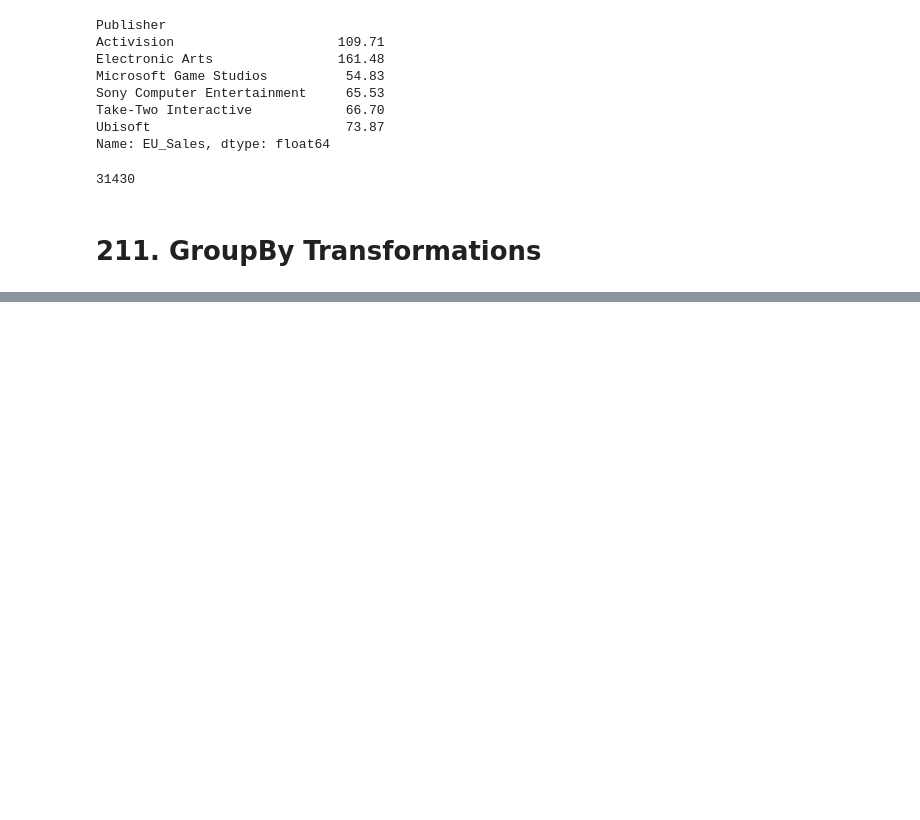
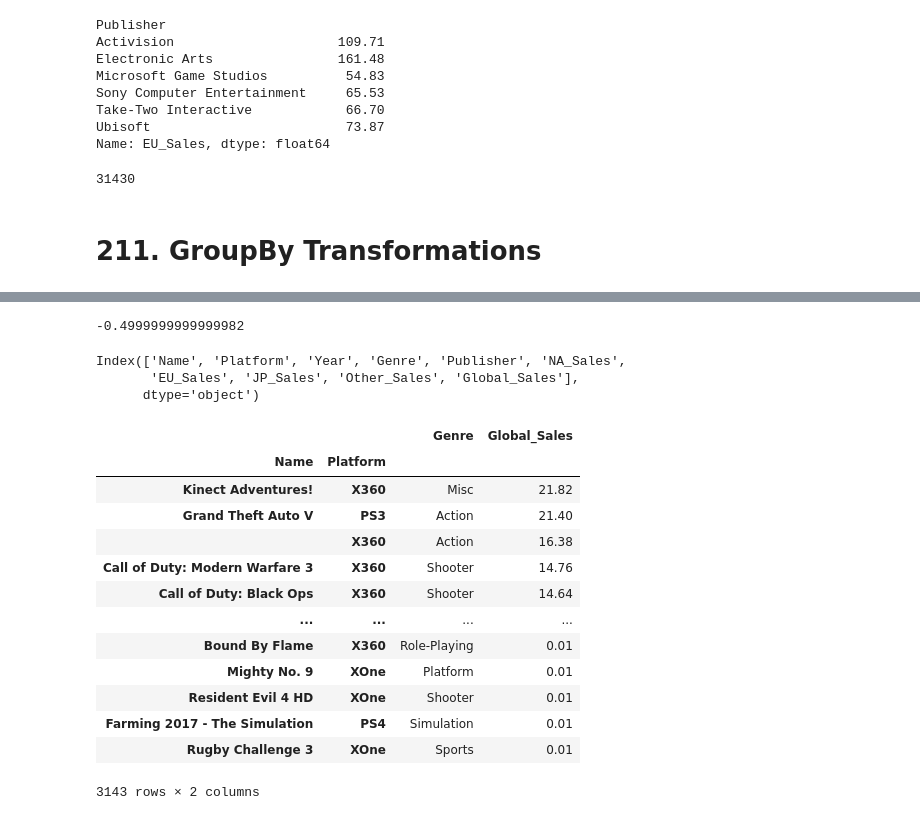
Before and after one commit to TomaszBury/The-ultimate-pandas-bootcamp-advanced-python-data-analysis, a Jupyter notebook: section_08/groupby_and_aggregates.ipynb, the cells around one changed output, grey strips where cells are left out. Saved outputs shown, nothing was run; the diff lists cells and outputs as text; code cells hidden in the pictures; blank space fills up the shorter version.

```diff
--- a/section_08/groupby_and_aggregates.ipynb
+++ b/section_08/groupby_and_aggregates.ipynb
@@ -1403,0 +1425,8 @@ games.size
+# %%
+game_sale = 5
+game_genre_avg = 5.05
+game_genre_std = 0.1
+
+(game_sale - game_genre_avg) / game_genre_std
+# %% [output]
+-0.4999999999999982
@@ -1403,0 +1437,26 @@ games.size
+# %%
+games.columns
+# %% [output]
+Index(['Name', 'Platform', 'Year', 'Genre', 'Publisher', 'NA_Sales',
+       'EU_Sales', 'JP_Sales', 'Other_Sales', 'Global_Sales'],
+      dtype='object')
+# %%
+revative = ['Name', 'Genre','Platform','Global_Sales']
+games_relative = games.loc[:,revative]
+# %%
+games_relative.set_index(['Name','Platform'])
+# %% [output]
+|  |  | Genre | Global_Sales |
+| Name | Platform |  |  |
+| Kinect Adventures! | X360 | Misc | 21.82 |
+| Grand Theft Auto V | PS3 | Action | 21.40 |
+|  | X360 | Action | 16.38 |
+| Call of Duty: Modern Warfare 3 | X360 | Shooter | 14.76 |
+| Call of Duty: Black Ops | X360 | Shooter | 14.64 |
+| ... | ... | ... | ... |
+| Bound By Flame | X360 | Role-Playing | 0.01 |
+| Mighty No. 9 | XOne | Platform | 0.01 |
+| Resident Evil 4 HD | XOne | Shooter | 0.01 |
+| Farming 2017 - The Simulation | PS4 | Simulation | 0.01 |
+| Rugby Challenge 3 | XOne | Sports | 0.01 |
+3143 rows × 2 columns
```
Also changed, not shown: parts of 20 cells of this notebook.
